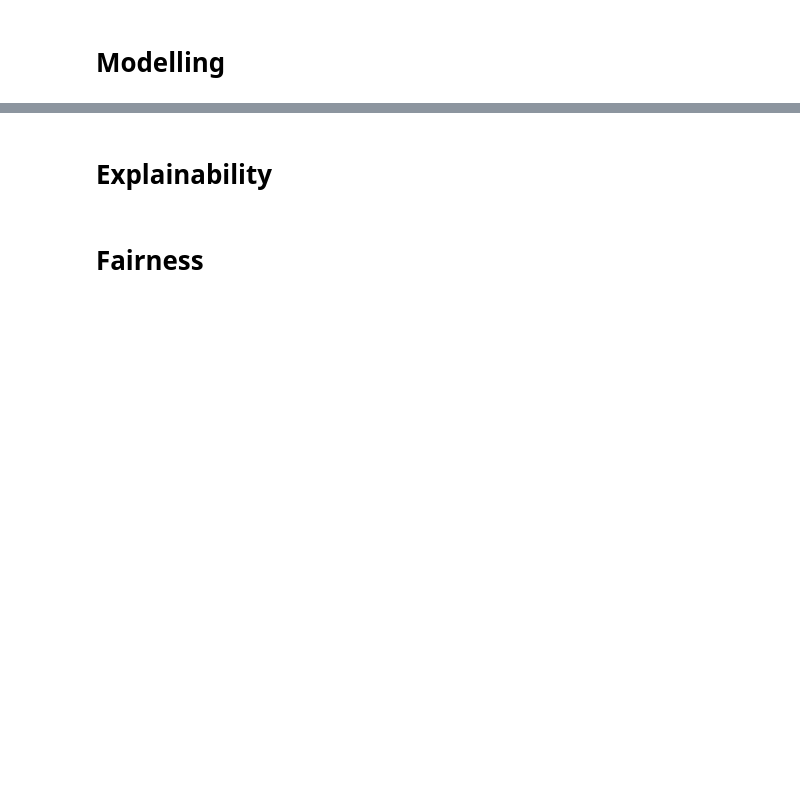
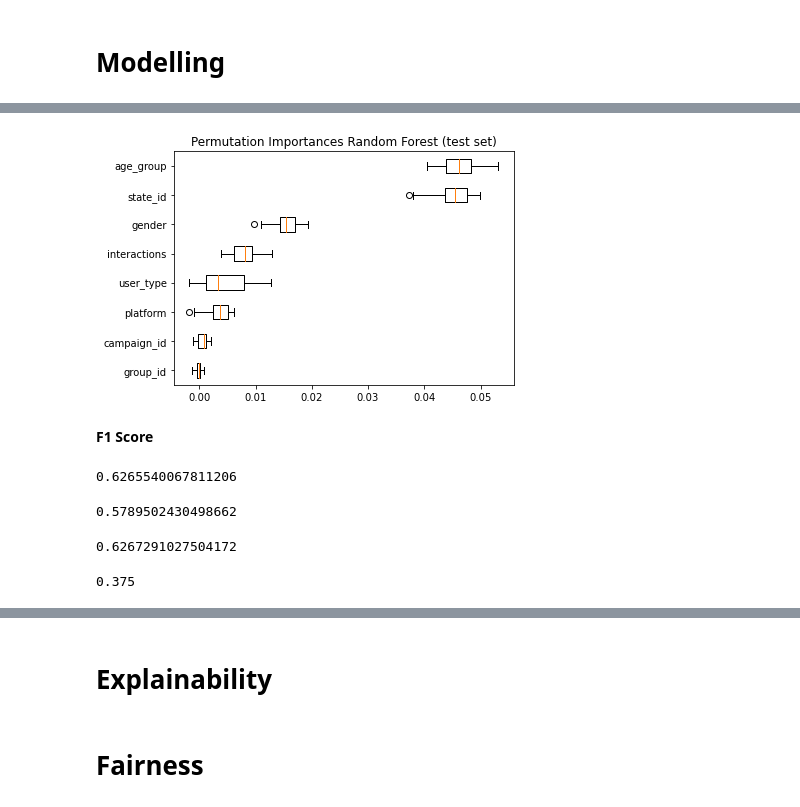
Before and after one commit to pmavrodiev/insurify-ds-challenge, a Jupyter notebook: submission-pavlin.ipynb, the cells around one changed output, grey strips where cells are left out. Saved outputs shown, nothing was run; the diff lists cells and outputs as text; code cells hidden in the pictures; blank space fills up the shorter version.

```diff
--- a/submission-pavlin.ipynb
+++ b/submission-pavlin.ipynb
@@ -79,0 +383,8 @@ VBox(children=(Tab(children=(Tab(children=(GridBox(children=(VBox(children=(Grid
+# %%
+clf_rf = RandomForestClassifier(n_estimators=100, bootstrap=True, oob_score=True, n_jobs=-1, random_state=42)
+
+parameters = {'rf_classifier__n_estimators': [1000]}
+
+rf_pipe = Pipeline(encoding_pipeline.steps + [("rf_classifier", clf_rf)])
+# %%
+rf_pipe.fit(X_train, y_train['sale']);
@@ -79,0 +423,6 @@ VBox(children=(Tab(children=(Tab(children=(GridBox(children=(VBox(children=(Grid
+# %%
+plot_feature_importance(rf_pipe, X_test, y_test, label='Permutation Importances Random Forest (test set)')
+# %% [output]
+[figure, added]
+# %% [markdown]
+**F1 Score**
@@ -79,0 +433,12 @@ VBox(children=(Tab(children=(Tab(children=(GridBox(children=(VBox(children=(Grid
+# %%
+score_lr
+# %% [output]
+0.6265540067811206
+# %%
+score_rf
+# %% [output]
+0.5789502430498662
+# %%
+score_sm
+# %% [output]
+0.6267291027504172
@@ -79,0 +473,4 @@ VBox(children=(Tab(children=(Tab(children=(GridBox(children=(VBox(children=(Grid
+# %%
+max_th
+# %% [output]
+0.375
```
Also changed, not shown: parts of 72 cells of this notebook.
